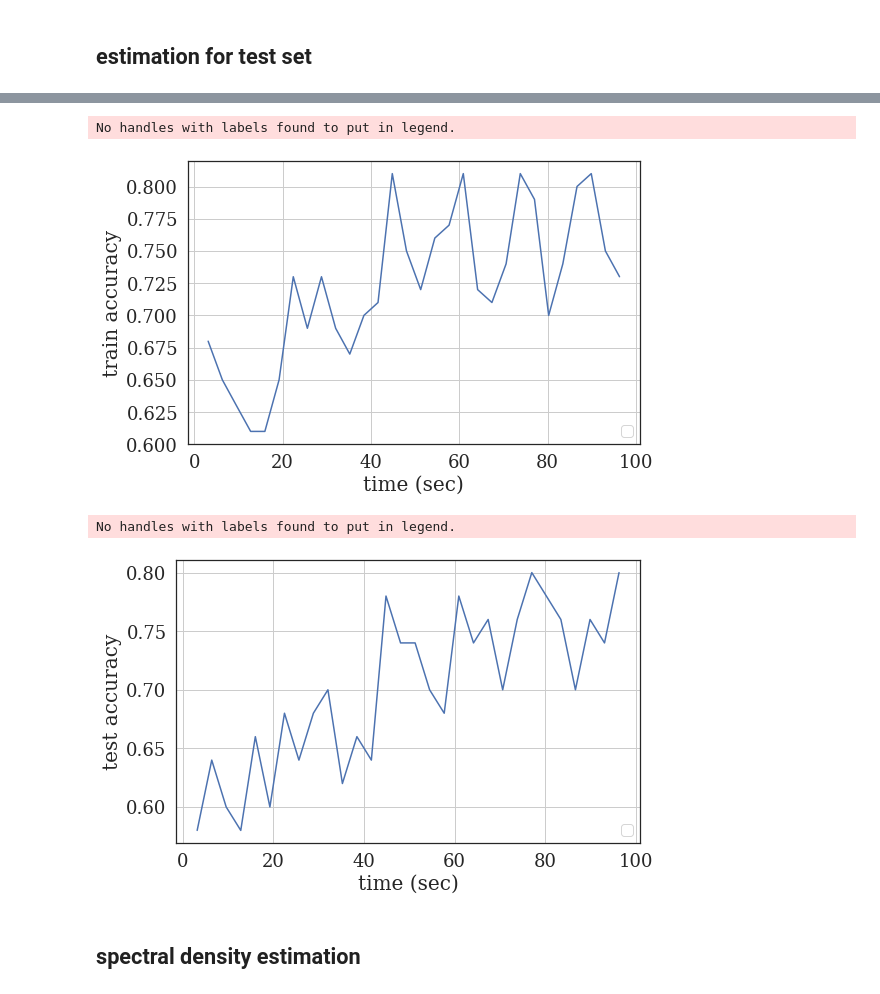
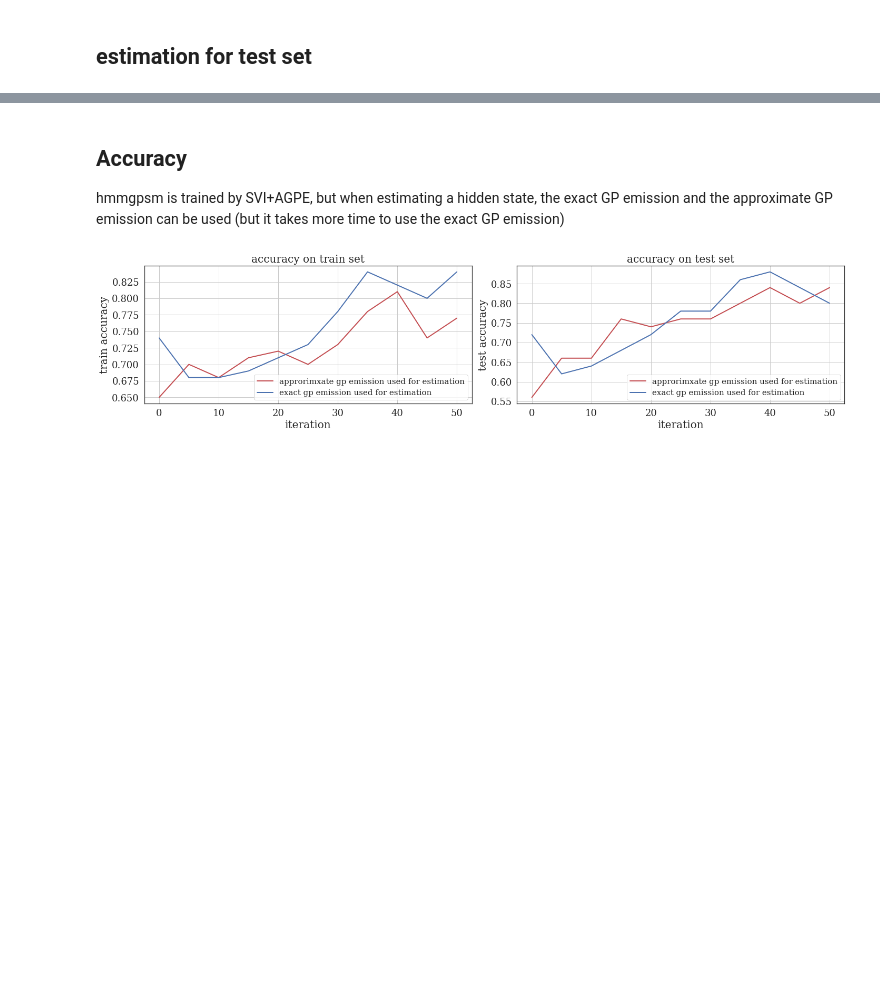
Before and after one commit to becre2021/abinferhmmgp, a Jupyter notebook: Section4.3-SVI+AGPE.ipynb, the cells around one changed output, grey strips where cells are left out. Drawn from its saved outputs; the diff is of its cells as text; code cells hidden in the pictures; blank space fills up the shorter version.

```diff
--- a/Section4.3-SVI+AGPE.ipynb
+++ b/Section4.3-SVI+AGPE.ipynb
@@ -150,11 +171,20 @@ model = _combine_models(x_train, y_train, exp_setting, HMMGP_setting,random_seed
 ## train the model
 # %%
 # for i_th in range(exp_setting['num_rep_exp']):
-#     print('#' * 100)
-#     model = _combine_models(x_train, y_train, exp_setting, HMMGP_setting,random_seed=random_seed,num_init_iter = 501)
-#     loglik_list, train_accuracy_list, test_accuracy_list, time_list, \
-#     num_cluster_list, param_history_dict = model.train(x_train, y_train, z_train, x_test, y_test, z_test)
+#     model = _combine_models(x_train, y_train, exp_setting, HMMGP_setting,random_seed=random_seed,num_init_iter = 251)
+
+#     loglik_list, train_accuracy_list, test_accuracy_list, \
+#     time_list, num_cluster_list, param_history_dict = model.train(x_train, y_train, z_train, x_test, y_test, z_test)
 
 
-loglik_list, train_accuracy_list, test_accuracy_list, time_list, num_cluster_list, param_history_dict = model.train(x_train, y_train, z_train, x_test, y_test, z_test)
+#     print('#' * 100)
+
+#     tr_elbo, tr_lik, te_elbo, te_lik = loglik_list[:,0], loglik_list[:,1], loglik_list[:,2], loglik_list[:,3]
+#     tr_bic = compute_bic(x_train,y_train,tr_lik[-1],num_modelparam)
+#     te_bic = compute_bic(x_test,y_test,te_lik[-1],num_modelparam)
+
+
+
+
+loglik_list, train_accuracy_list, test_accuracy_list, time_list, param_history_dict, z_pred_list  = model.train(x_train, y_train, z_train, x_test, y_test, z_test)
 # %% [output]
@@ -338,43 +298,49 @@ No handles with labels found to put in legend.
+# %% [markdown]
+## Accuracy
+hmmgpsm is trained by SVI+AGPE,
+but when estimating a hidden state, the exact GP emission and the approximate GP emission can be used (but it takes more time to use the exact GP emission)
 # %%
-figsiz = (8,5)
+iters = np.arange(HMMGP_setting['Iter_train']+1)[::5]
+
+figsiz = (20,5)
 #figsiz = (6,4)
 labelsiz = 15
 fontsiz = 15
 interval = 0.2
 
 fig = plt.figure(figsize = figsiz)
-plt.plot(time_list.cumsum(),train_accuracy_list)
+# plt.plot(time_list.cumsum(),train_accuracy_list)
+# plt.xlabel('time (sec)',fontsize = 20)
+
+plt.subplot(1,2,1)
+plt.plot(iters,train_accuracy_list[:,0],'r',label='approrimxate gp emission used for estimation',linewidth=2)
+plt.plot(iters,train_accuracy_list[:,1],'b',label='exact gp emission used for estimation',linewidth=2)
+plt.xlabel('iteration',fontsize = 20)
+
+
 #plt.xscale('log',basex=10)
 plt.ylabel('train accuracy',fontsize = 20)
-plt.xlabel('time (sec)',fontsize = 20)
 plt.legend(loc='lower right',fontsize = 15)
 plt.xticks(fontsize = 18)
 plt.yticks(fontsize = 18)
-fig.tight_layout()
-plt.show()
+plt.title('accuracy on train set',fontsize=20)
 
 
-figsiz = (8,5)
-#figsiz = (6,4)
-labelsiz = 15
-fontsiz = 15
-interval = 0.2
+plt.subplot(1,2,2)
+plt.plot(iters,test_accuracy_list[:,0],'r',label='approrimxate gp emission used for estimation',linewidth=2)
+plt.plot(iters,test_accuracy_list[:,1],'b',label='exact gp emission used for estimation',linewidth=2)
+plt.xlabel('iteration',fontsize = 20)
 
-fig = plt.figure(figsize = figsiz)
-plt.plot(time_list.cumsum(),test_accuracy_list)
-#plt.xscale('log',basex=10)
 plt.ylabel('test accuracy',fontsize = 20)
-plt.xlabel('time (sec)',fontsize = 20)
 plt.legend(loc='lower right',fontsize = 15)
 plt.xticks(fontsize = 18)
 plt.yticks(fontsize = 18)
+plt.title('accuracy on test set',fontsize=20)
+
+
+
 fig.tight_layout()
 plt.show()
 # %% [output]
-No handles with labels found to put in legend.
-[figure, old version]
+[figure, new version]
-No handles with labels found to put in legend.
-[figure, removed]
-# %% [markdown]
-## spectral density estimation
 # %%
```
Also changed, not shown: parts of 16 cells of this notebook, 2 other files.
